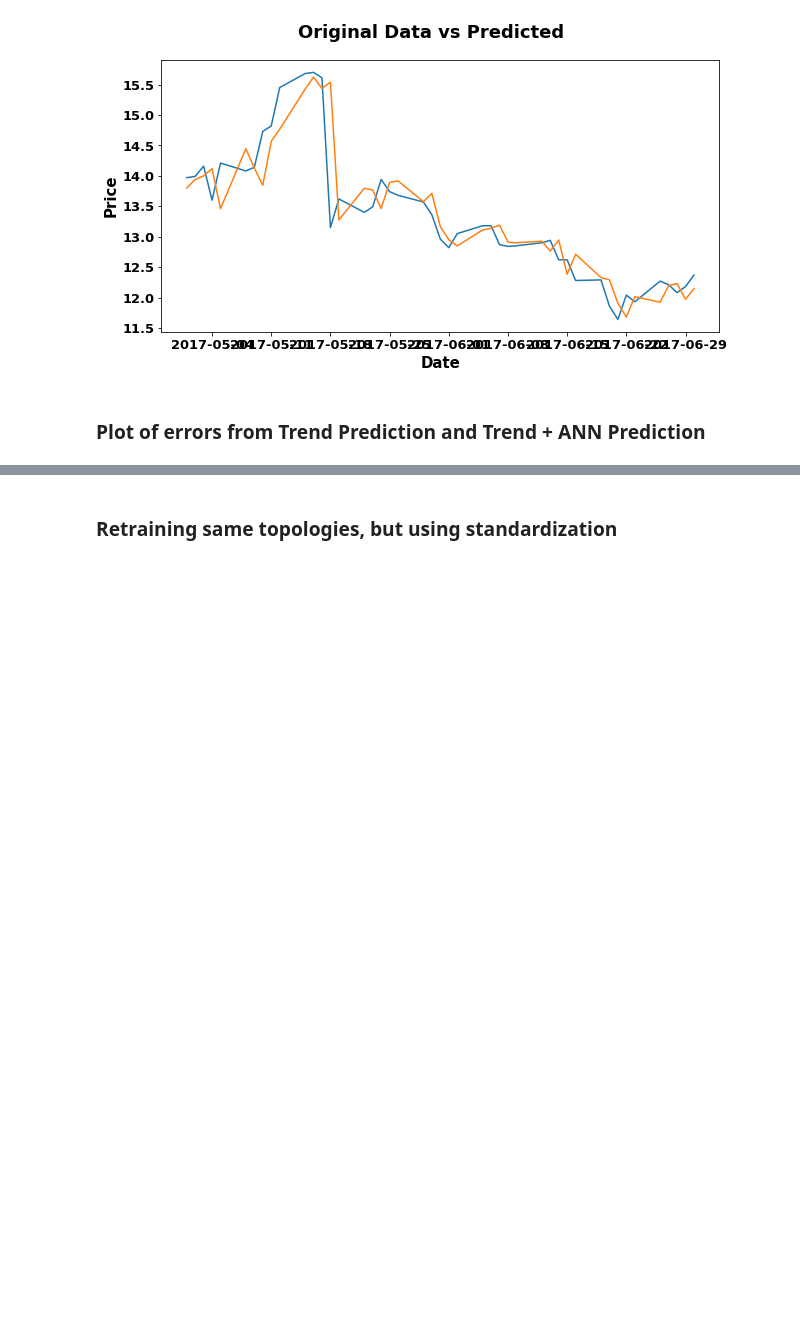
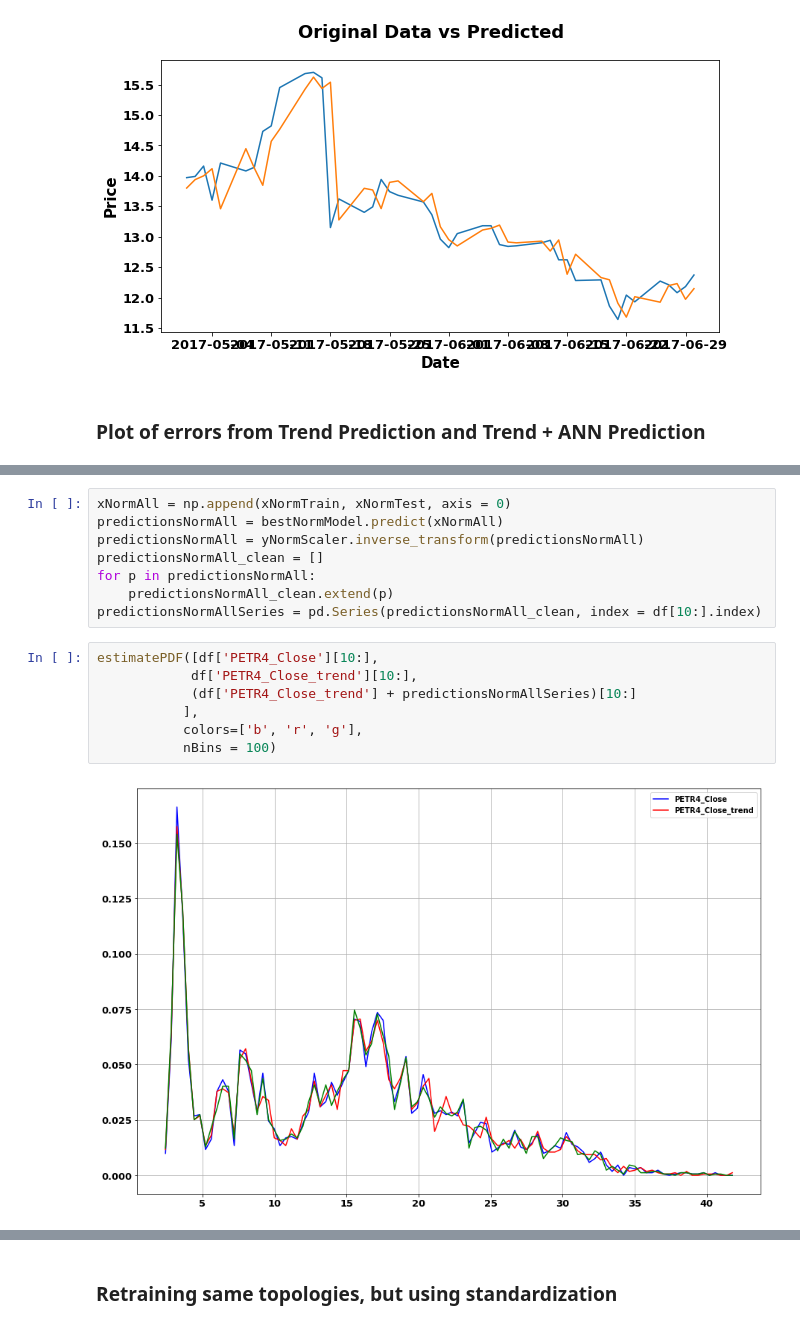
Before and after one commit to danilofrp/neural-stocks, a Jupyter notebook: notebooks/MLP.ipynb, the cells around one changed output, grey strips where cells are left out. Cells and saved outputs as stored; diff of their text form; blank space fills up the shorter version.

```diff
--- a/notebooks/MLP.ipynb
+++ b/notebooks/MLP.ipynb
@@ -327,3 +327,20 @@ plotSeries([df['PETR4_Close_resid'], (df['PETR4_Close_resid'] - predictionsNormS
            title = 'Prediction Error', ylabel = 'BRL')
 # %% [output]
 [figure]
+# %%
+xNormAll = np.append(xNormTrain, xNormTest, axis = 0)
+predictionsNormAll = bestNormModel.predict(xNormAll)
+predictionsNormAll = yNormScaler.inverse_transform(predictionsNormAll)
+predictionsNormAll_clean = []
+for p in predictionsNormAll:
+    predictionsNormAll_clean.extend(p)
+predictionsNormAllSeries = pd.Series(predictionsNormAll_clean, index = df[10:].index)
+# %%
+estimatePDF([df['PETR4_Close'][10:],
+            df['PETR4_Close_trend'][10:],
+            (df['PETR4_Close_trend'] + predictionsNormAllSeries)[10:]
+           ],
+           colors=['b', 'r', 'g'],
+           nBins = 100)
+# %% [output]
+[figure, added]
```
Also changed, not shown: parts of 6 cells of this notebook.
